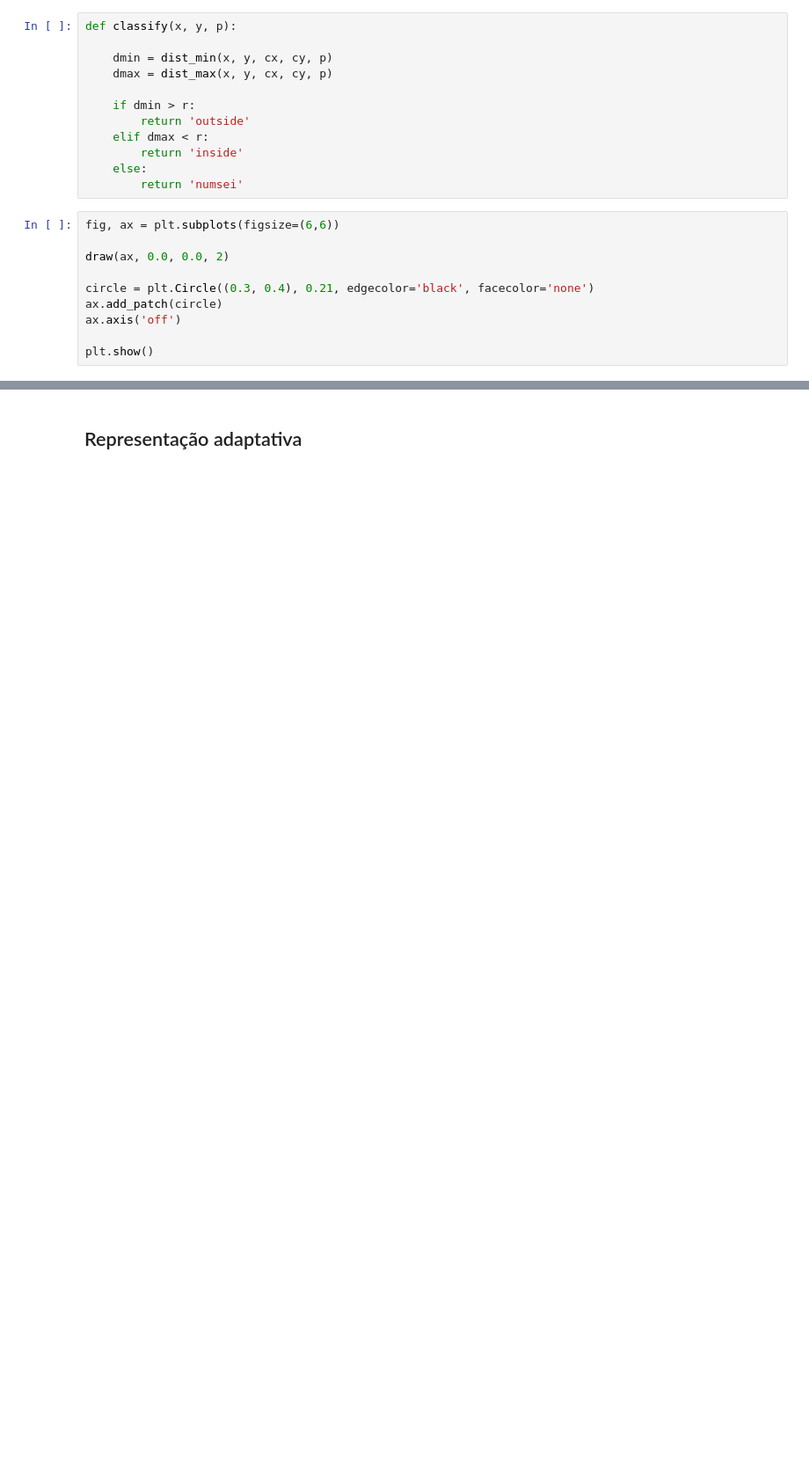
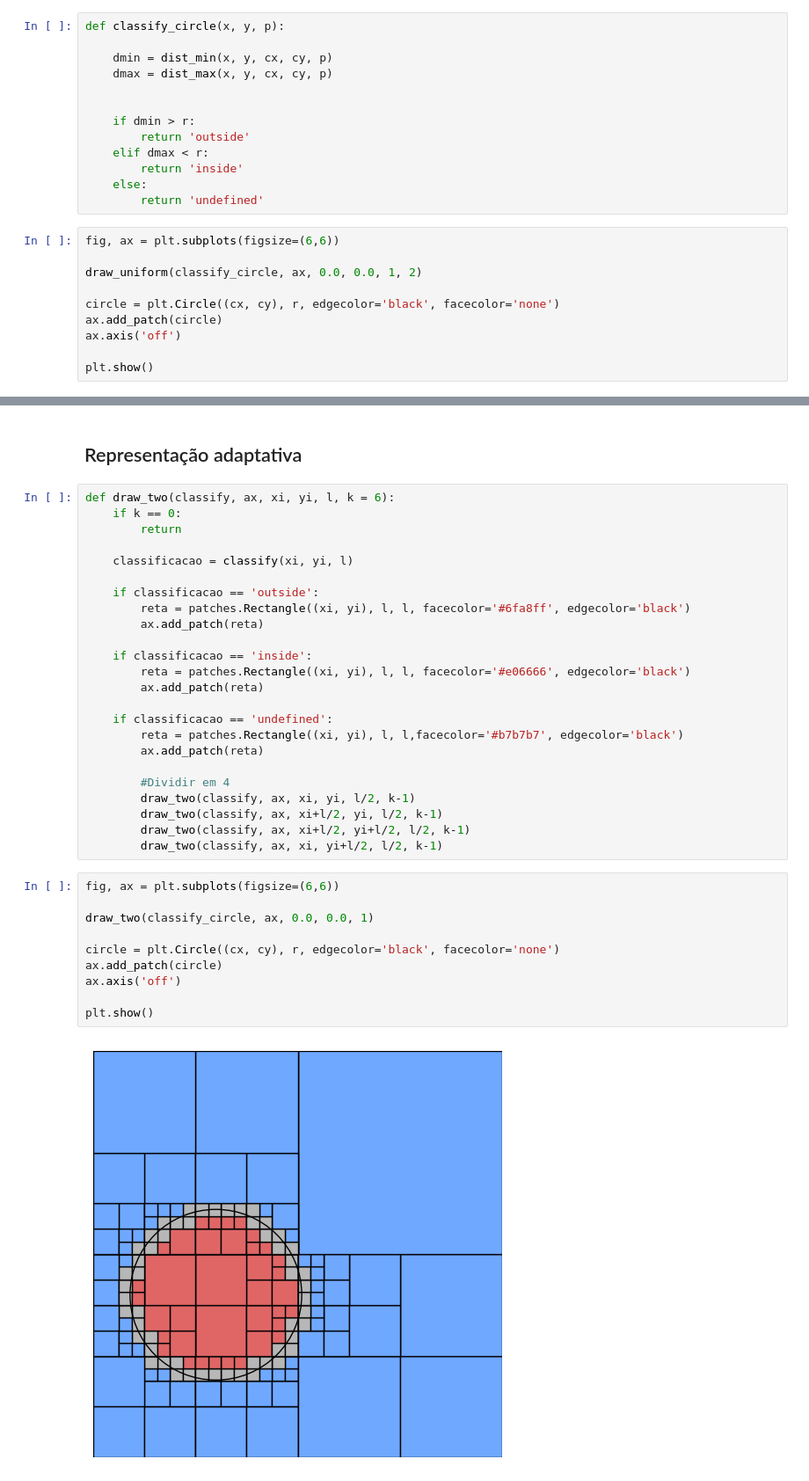
Before and after one commit to gabrielgszv/TemasComputacaoVisual, a Jupyter notebook: cg_impa_tarefa_1.ipynb, the cells around one changed output, grey strips where cells are left out. Shown at 88% size. Drawn from its saved outputs; the diff is of its cells as text; blank space fills up the shorter version.

```diff
--- a/cg_impa_tarefa_1.ipynb
+++ b/cg_impa_tarefa_1.ipynb
@@ -81,23 +145,24 @@ def dist_max(x, y, cx, cy, p):
 
     return max(dist)
 # %%
-def classify(x, y, p):
+def classify_circle(x, y, p):
 
     dmin = dist_min(x, y, cx, cy, p)
     dmax = dist_max(x, y, cx, cy, p)
+
 
     if dmin > r:
         return 'outside'
     elif dmax < r:
         return 'inside'
     else:
-        return 'numsei'
+        return 'undefined'
 # %%
 fig, ax = plt.subplots(figsize=(6,6))
 
-draw(ax, 0.0, 0.0, 2)
+draw_uniform(classify_circle, ax, 0.0, 0.0, 1, 2)
 
-circle = plt.Circle((0.3, 0.4), 0.21, edgecolor='black', facecolor='none')
+circle = plt.Circle((cx, cy), r, edgecolor='black', facecolor='none')
 ax.add_patch(circle)
 ax.axis('off')
 
@@ -106,3 +171,39 @@ plt.show()
 [figure]
 # %% [markdown]
 ## Representação adaptativa
+# %%
+def draw_two(classify, ax, xi, yi, l, k = 6):
+    if k == 0:
+        return
+
+    classificacao = classify(xi, yi, l)
+
+    if classificacao == 'outside':
+        reta = patches.Rectangle((xi, yi), l, l, facecolor='#6fa8ff', edgecolor='black')
+        ax.add_patch(reta)
+
+    if classificacao == 'inside':
+        reta = patches.Rectangle((xi, yi), l, l, facecolor='#e06666', edgecolor='black')
+        ax.add_patch(reta)
+
+    if classificacao == 'undefined':
+        reta = patches.Rectangle((xi, yi), l, l,facecolor='#b7b7b7', edgecolor='black')
+        ax.add_patch(reta)
+
+        #Dividir em 4
+        draw_two(classify, ax, xi, yi, l/2, k-1)
+        draw_two(classify, ax, xi+l/2, yi, l/2, k-1)
+        draw_two(classify, ax, xi+l/2, yi+l/2, l/2, k-1)
+        draw_two(classify, ax, xi, yi+l/2, l/2, k-1)
+# %%
+fig, ax = plt.subplots(figsize=(6,6))
+
+draw_two(classify_circle, ax, 0.0, 0.0, 1)
+
+circle = plt.Circle((cx, cy), r, edgecolor='black', facecolor='none')
+ax.add_patch(circle)
+ax.axis('off')
+
+plt.show()
+# %% [output]
+[figure, added]
```
Also changed, not shown: parts of 24 cells of this notebook.
